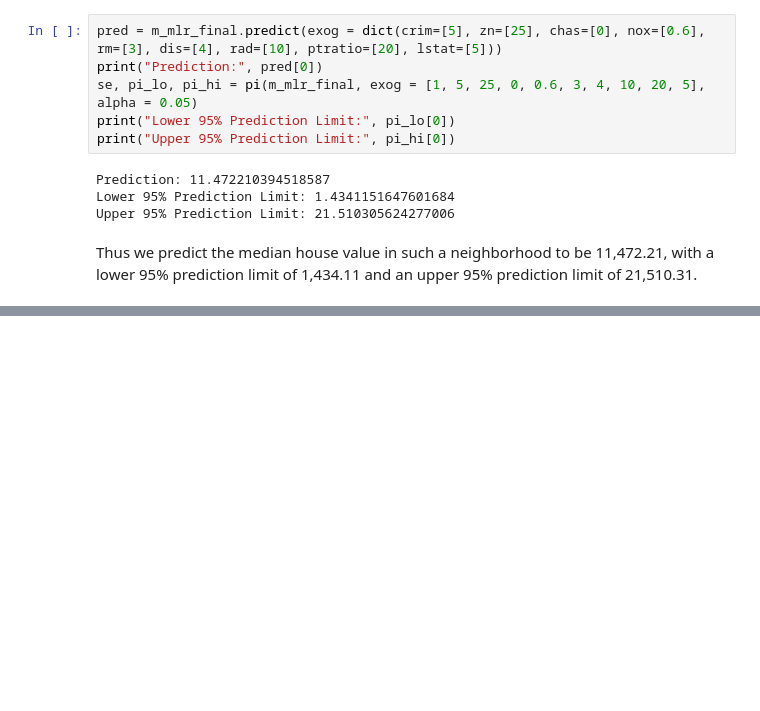
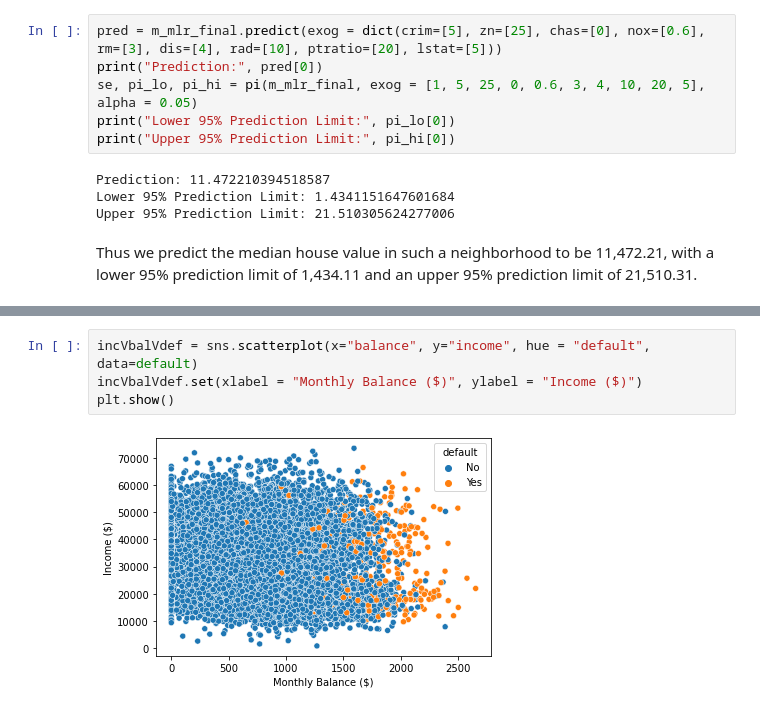
Before and after one commit to ssc-datascience/pythonjupyter_wshop2021, a Jupyter notebook: ssc2021_workshop_regressions.ipynb, the cells around one changed output, grey strips where cells are left out. Cells and saved outputs as stored; diff of their text form; blank space fills up the shorter version.

```diff
--- a/ssc2021_workshop_regressions.ipynb
+++ b/ssc2021_workshop_regressions.ipynb
@@ -524,0 +609,6 @@ Thus we predict the median house value in such a neighborhood to be 11,472.21, w
+# %%
+incVbalVdef = sns.scatterplot(x="balance", y="income", hue = "default", data=default)
+incVbalVdef.set(xlabel = "Monthly Balance ($)", ylabel = "Income ($)")
+plt.show()
+# %% [output]
+[figure, added]
```
Also changed, not shown: parts of 28 cells of this notebook.
